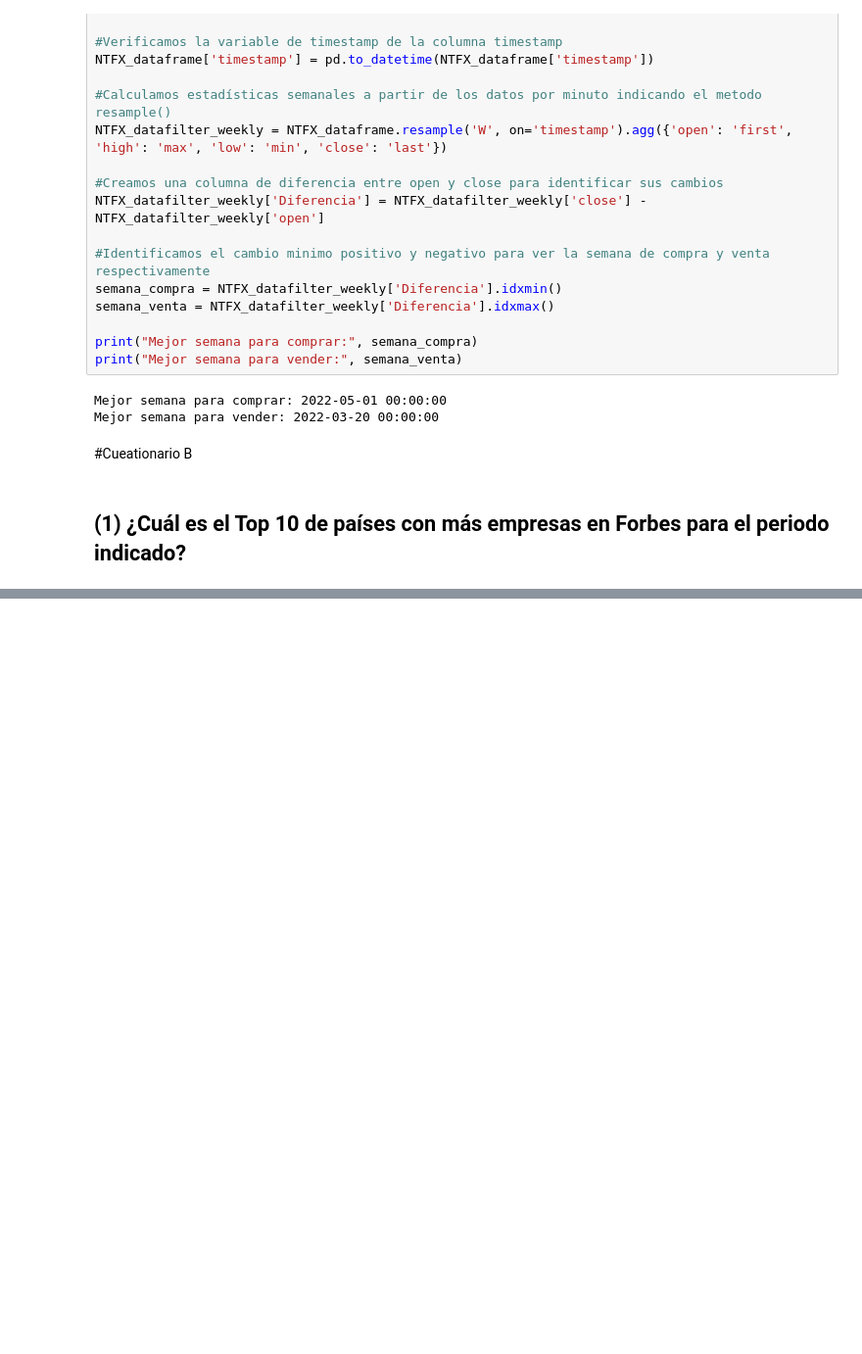
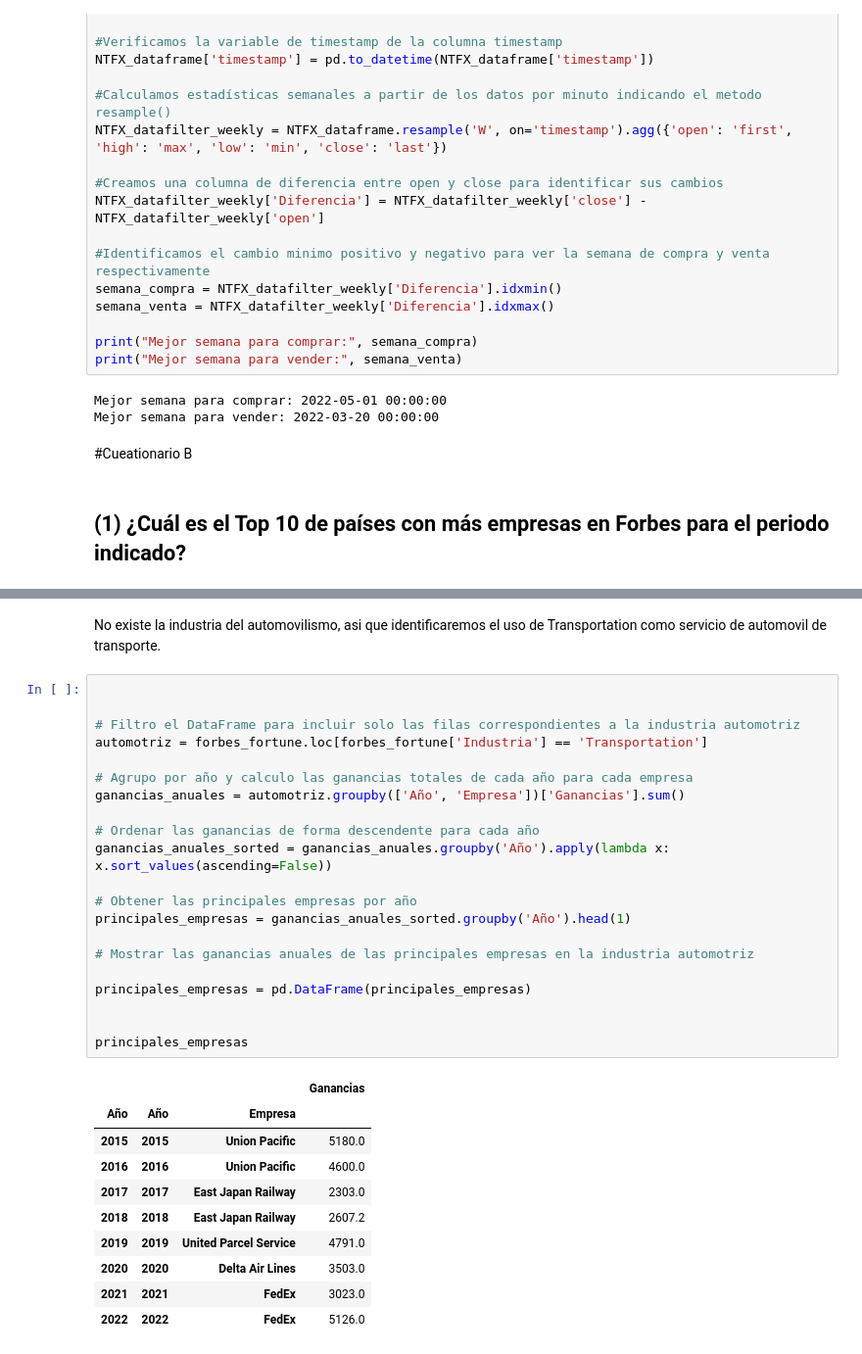
Before and after one commit to Bigote93/DataInsider, a Jupyter notebook: DesafioDataInsider_Nalli.ipynb, the cells around one changed output, grey strips where cells are left out. Shown at 98% size. Cells and saved outputs as stored; diff of their text form; blank space fills up the shorter version.

```diff
--- a/DesafioDataInsider_Nalli.ipynb
+++ b/DesafioDataInsider_Nalli.ipynb
@@ -1544,0 +1779,34 @@ Mejor semana para vender: 2022-03-20 00:00:00
+# %% [markdown]
+No existe la industria del automovilismo, asi que identificaremos el uso de Transportation como servicio de automovil de transporte.
+# %%
+
+
+# Filtro el DataFrame para incluir solo las filas correspondientes a la industria automotriz
+automotriz = forbes_fortune.loc[forbes_fortune['Industria'] == 'Transportation']
+
+# Agrupo por año y calculo las ganancias totales de cada año para cada empresa
+ganancias_anuales = automotriz.groupby(['Año', 'Empresa'])['Ganancias'].sum()
+
+# Ordenar las ganancias de forma descendente para cada año
+ganancias_anuales_sorted = ganancias_anuales.groupby('Año').apply(lambda x: x.sort_values(ascending=False))
+
+# Obtener las principales empresas por año
+principales_empresas = ganancias_anuales_sorted.groupby('Año').head(1)
+
+# Mostrar las ganancias anuales de las principales empresas en la industria automotriz
+
+principales_empresas = pd.DataFrame(principales_empresas)
+
+
+principales_empresas
+# %% [output]
+|  |  |  | Ganancias |
+| Año | Año | Empresa |  |
+| 2015 | 2015 | Union Pacific | 5180.0 |
+| 2016 | 2016 | Union Pacific | 4600.0 |
+| 2017 | 2017 | East Japan Railway | 2303.0 |
+| 2018 | 2018 | East Japan Railway | 2607.2 |
+| 2019 | 2019 | United Parcel Service | 4791.0 |
+| 2020 | 2020 | Delta Air Lines | 3503.0 |
+| 2021 | 2021 | FedEx | 3023.0 |
+| 2022 | 2022 | FedEx | 5126.0 |
```
Also changed, not shown: parts of 17 cells of this notebook.
